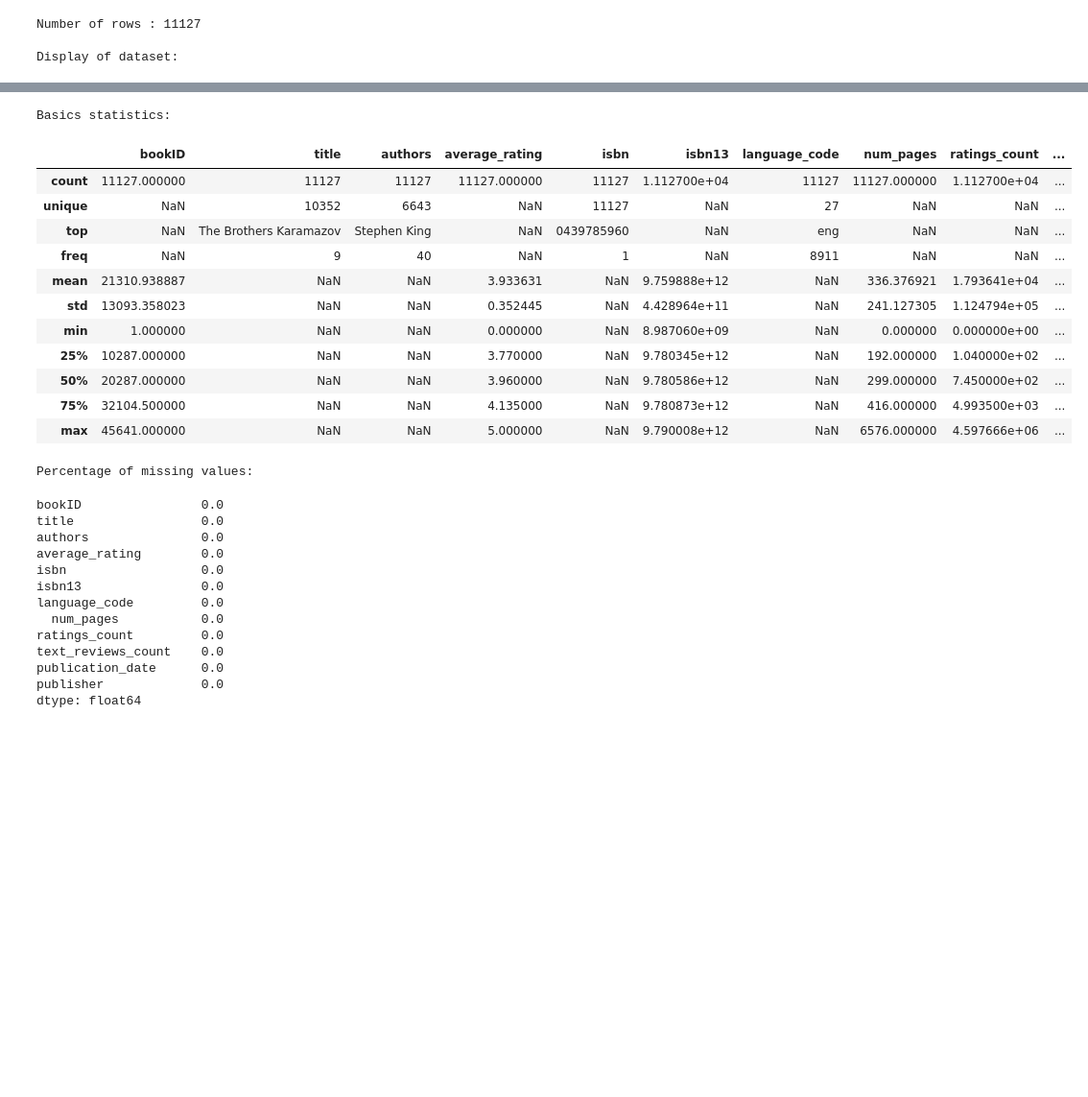
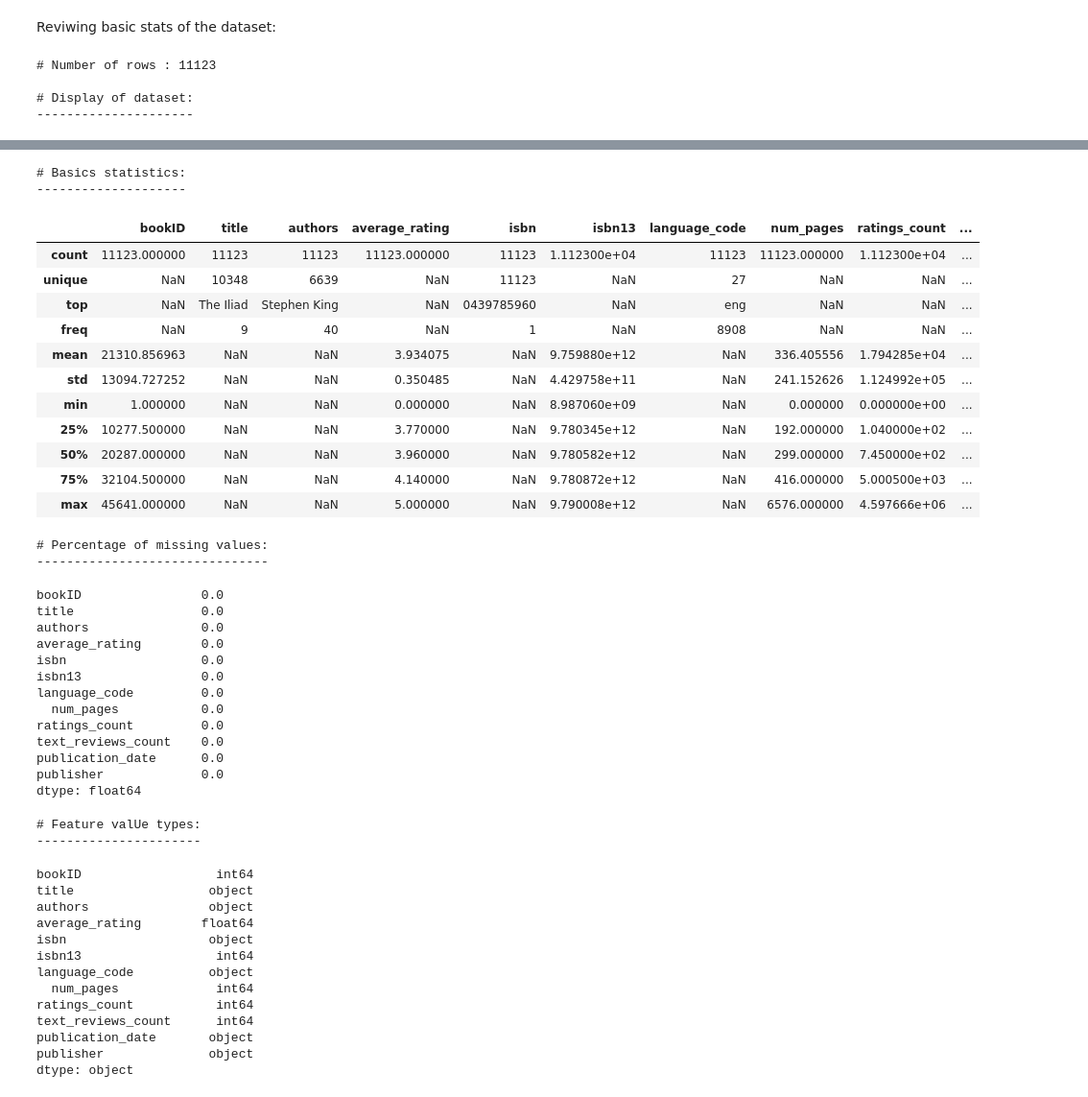
Before and after one commit to SouheilMaatoug/Goodreads-books-rating, a Jupyter notebook: notebooks/ds_workfile_rrd.ipynb, the cells around one changed output, grey strips where cells are left out. Shown: that part at 96% size. Saved outputs shown, nothing was run; the diff lists cells and outputs as text; code cells hidden in the pictures; blank space fills up the shorter version.

```diff
--- a/notebooks/ds_workfile_rrd.ipynb
+++ b/notebooks/ds_workfile_rrd.ipynb
@@ -5,2 +23,2 @@ import matplotlib.pyplot as plt
 # %%
-dataset = pd.read_csv("C:/Users/itrem/OneDrive/Dev/dsti/S23/Python Project/Goodreads-books-rating/data/clean_books_automated.csv", on_bad_lines='skip')
+filepath="C:/Users/itrem/OneDrive/Dev/dsti/S23/Python Project/Goodreads-books-rating/data/books.csv"
@@ -6,0 +27,3 @@ dataset = pd.read_csv("C:/Users/itrem/OneDrive/Dev/dsti/S23/Python Project/Goodr
+# %%
+dataset = pd.read_csv(filepath, on_bad_lines='warn')
+dataset.info()
@@ -7,43 +51,55 @@ dataset = pd.read_csv("C:/Users/itrem/OneDrive/Dev/dsti/S23/Python Project/Goodr
+# %% [markdown]
+Reviwing basic stats of the dataset:
 # %%
 # Basic stats
-print("Number of rows : {}".format(dataset.shape[0]))
+print("# Number of rows : {}".format(dataset.shape[0]))
 print()
 
-print("Display of dataset: ")
+print("# Display of dataset: ")
+print("---------------------")
 display(dataset.head())
 print()
 
-print("Basics statistics: ")
+print("# Basics statistics: ")
+print("--------------------")
 data_desc = dataset.describe(include='all')
 display(data_desc)
 print()
 
-print("Percentage of missing values: ")
+print("# Percentage of missing values: ")
+print("-------------------------------")
 display(100*dataset.isnull().sum()/dataset.shape[0])
+
+print("# Feature valUe types:")
+print("----------------------")
+display(dataset.dtypes)
 # %% [output]
-Number of rows : 11127
+# Number of rows : 11123
 
-Display of dataset:
+# Display of dataset:
+---------------------
 |  | bookID | title | authors | average_rating | isbn | isbn13 | language_code | num_pages | ratings_count | ... |
 | 0 | 1 | Harry Potter and the Half-Blood P... | J.K. Rowling/Mary GrandPré | 4.57 | 0439785960 | 9780439785969 | eng | 652 | 2095690 | ... |
 | 1 | 2 | Harry Potter and the Order of the... | J.K. Rowling/Mary GrandPré | 4.49 | 0439358078 | 9780439358071 | eng | 870 | 2153167 | ... |
 | 2 | 4 | Harry Potter and the Chamber of S... | J.K. Rowling | 4.42 | 0439554896 | 9780439554893 | eng | 352 | 6333 | ... |
 | 3 | 5 | Harry Potter and the Prisoner of ... | J.K. Rowling/Mary GrandPré | 4.56 | 043965548X | 9780439655484 | eng | 435 | 2339585 | ... |
 | 4 | 8 | Harry Potter Boxed Set Books 1-5 ... | J.K. Rowling/Mary GrandPré | 4.78 | 0439682584 | 9780439682589 | eng | 2690 | 41428 | ... |
-Basics statistics:
+# Basics statistics:
+--------------------
 |  | bookID | title | authors | average_rating | isbn | isbn13 | language_code | num_pages | ratings_count | ... |
-| count | 11127.000000 | 11127 | 11127 | 11127.000000 | 11127 | 1.112700e+04 | 11127 | 11127.000000 | 1.112700e+04 | ... |
-| unique | NaN | 10352 | 6643 | NaN | 11127 | NaN | 27 | NaN | NaN | ... |
-| top | NaN | The Brothers Karamazov | Stephen King | NaN | 0439785960 | NaN | eng | NaN | NaN | ... |
-| freq | NaN | 9 | 40 | NaN | 1 | NaN | 8911 | NaN | NaN | ... |
-| mean | 21310.938887 | NaN | NaN | 3.933631 | NaN | 9.759888e+12 | NaN | 336.376921 | 1.793641e+04 | ... |
-| std | 13093.358023 | NaN | NaN | 0.352445 | NaN | 4.428964e+11 | NaN | 241.127305 | 1.124794e+05 | ... |
+| count | 11123.000000 | 11123 | 11123 | 11123.000000 | 11123 | 1.112300e+04 | 11123 | 11123.000000 | 1.112300e+04 | ... |
+| unique | NaN | 10348 | 6639 | NaN | 11123 | NaN | 27 | NaN | NaN | ... |
+| top | NaN | The Iliad | Stephen King | NaN | 0439785960 | NaN | eng | NaN | NaN | ... |
+| freq | NaN | 9 | 40 | NaN | 1 | NaN | 8908 | NaN | NaN | ... |
+| mean | 21310.856963 | NaN | NaN | 3.934075 | NaN | 9.759880e+12 | NaN | 336.405556 | 1.794285e+04 | ... |
+| std | 13094.727252 | NaN | NaN | 0.350485 | NaN | 4.429758e+11 | NaN | 241.152626 | 1.124992e+05 | ... |
 | min | 1.000000 | NaN | NaN | 0.000000 | NaN | 8.987060e+09 | NaN | 0.000000 | 0.000000e+00 | ... |
-| 25% | 10287.000000 | NaN | NaN | 3.770000 | NaN | 9.780345e+12 | NaN | 192.000000 | 1.040000e+02 | ... |
-| 50% | 20287.000000 | NaN | NaN | 3.960000 | NaN | 9.780586e+12 | NaN | 299.000000 | 7.450000e+02 | ... |
-| 75% | 32104.500000 | NaN | NaN | 4.135000 | NaN | 9.780873e+12 | NaN | 416.000000 | 4.993500e+03 | ... |
+| 25% | 10277.500000 | NaN | NaN | 3.770000 | NaN | 9.780345e+12 | NaN | 192.000000 | 1.040000e+02 | ... |
+| 50% | 20287.000000 | NaN | NaN | 3.960000 | NaN | 9.780582e+12 | NaN | 299.000000 | 7.450000e+02 | ... |
+| 75% | 32104.500000 | NaN | NaN | 4.140000 | NaN | 9.780872e+12 | NaN | 416.000000 | 5.000500e+03 | ... |
 | max | 45641.000000 | NaN | NaN | 5.000000 | NaN | 9.790008e+12 | NaN | 6576.000000 | 4.597666e+06 | ... |
-Percentage of missing values:
+# Percentage of missing values:
+-------------------------------
 bookID                0.0
 title                 0.0
 authors               0.0
@@ -57,3 +113,18 @@ text_reviews_count    0.0
 publication_date      0.0
 publisher             0.0
 dtype: float64
+# Feature valUe types:
+----------------------
+bookID                  int64
+title                  object
+authors                object
+average_rating        float64
+isbn                   object
+isbn13                  int64
+language_code          object
+  num_pages             int64
+ratings_count           int64
+text_reviews_count      int64
+publication_date       object
+publisher              object
+dtype: object
```
Also changed, not shown: parts of 27 cells of this notebook.
